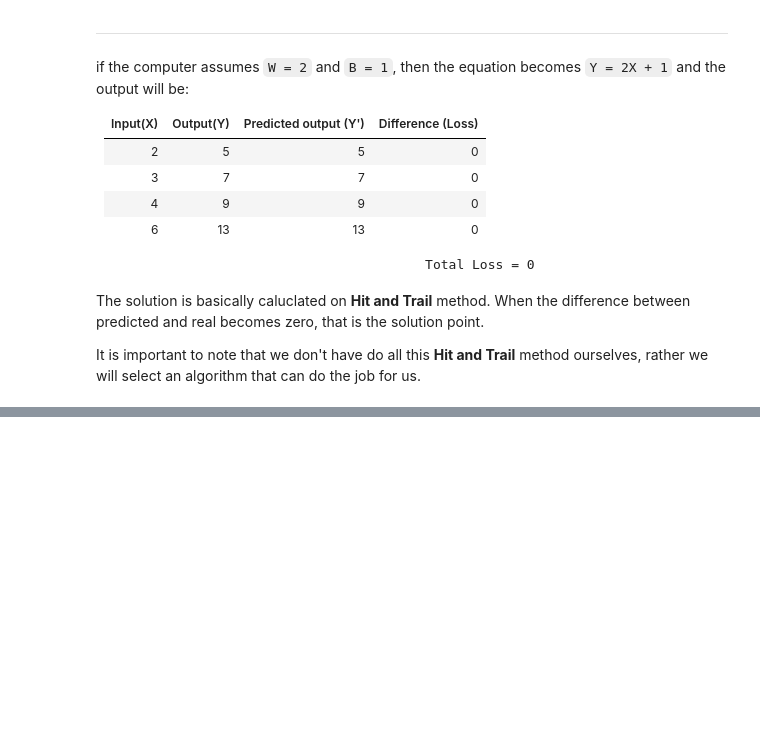
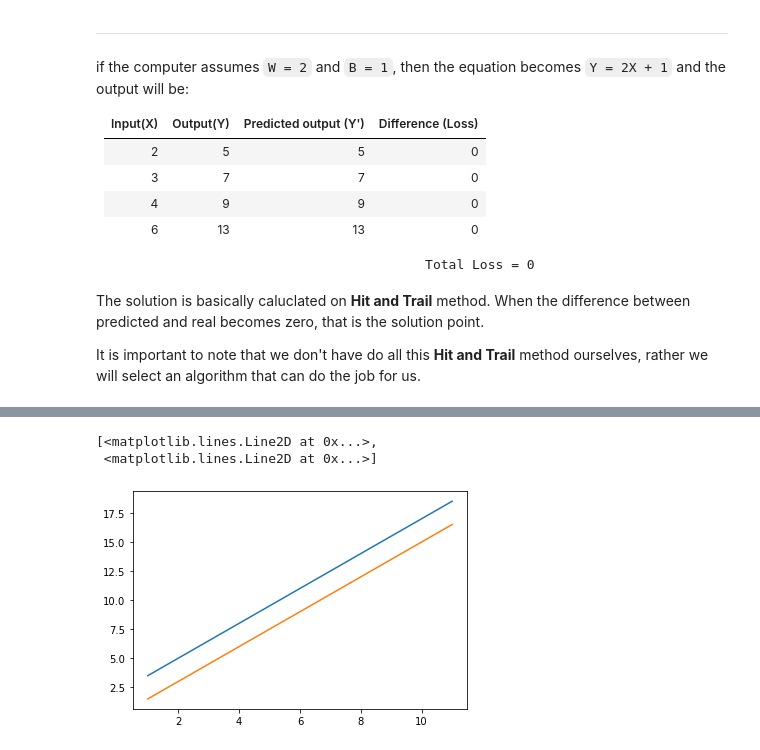
Before and after one commit to Hamza-Codes/https---github.com-Hamza-Codes-MyJupyterNotebooks, a Jupyter notebook: machine_learning_crashcourse.ipynb, the cells around one changed output, grey strips where cells are left out. Saved outputs shown, nothing was run; the diff lists cells and outputs as text; code cells hidden in the pictures; blank space fills up the shorter version.

```diff
--- a/machine_learning_crashcourse.ipynb
+++ b/machine_learning_crashcourse.ipynb
@@ -136,0 +186,7 @@ It is important to note that we don't have do all this __Hit and Trail__ method
+# %%
+plt.plot([1,2,3,4,5,10,11],[3.50,5.00,6.50,8.00,9.50,17.00,18.50],
+             [1,2,3,4,5,10,11], [1.50,3.00,4.50,6.00,7.50,15.00,16.50])
+# %% [output]
+[<matplotlib.lines.Line2D at 0x...>,
+ <matplotlib.lines.Line2D at 0x...>]
+[figure, added]
```
Also changed, not shown: parts of 4 cells of this notebook, 1 other file.
